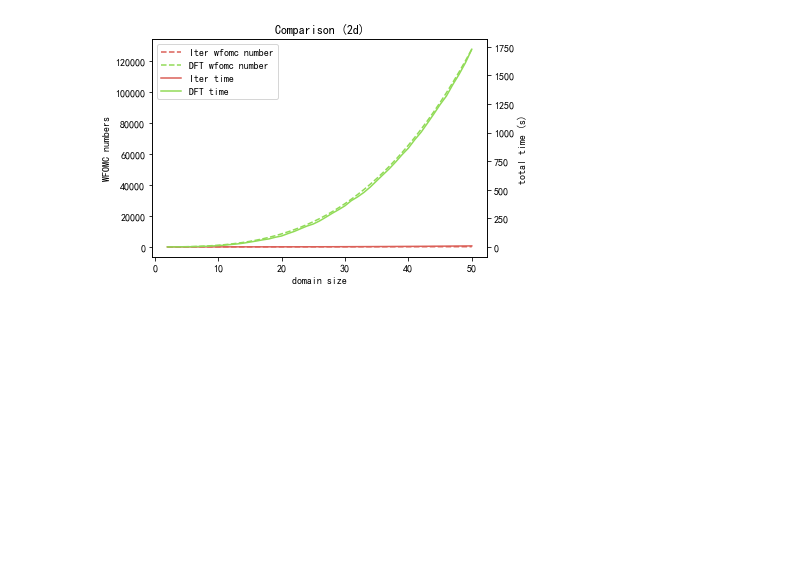
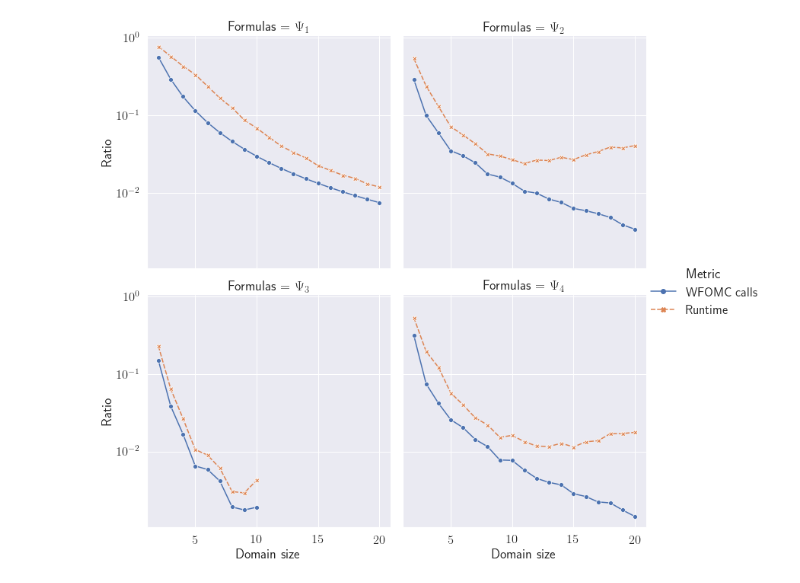
Before and after one commit to lucienwang1009/marginal_polytope, a Jupyter notebook: plot.ipynb, the cells around one changed output. Saved outputs shown, nothing was run; the diff lists cells and outputs as text; code cells hidden in the pictures; blank space fills up the shorter version.

```diff
--- a/plot.ipynb
+++ b/plot.ipynb
@@ -117,4 +110,20 @@ plot('./logs/2d/dft/', '2d', 11)
 # %%
+def parse_file(iter_dirs, dft_dirs, exp_names, max_domain_size):
+    dataset = []
+    for j, (iter_dir, dft_dir) in enumerate(zip(iter_dirs, dft_dirs)):
+        for i in range(2, max_domain_size[j] + 1):
+            iter_log = '{}/{}/log.txt'.format(iter_dir, i)
+            iter_total_time, iter_wfomc_num, _, _, _ = parse_time(iter_log)
+            dft_log = '{}/{}/log.txt'.format(dft_dir, i)
+            dft_total_time, dft_wfomc_num, _, _, _ = parse_time(dft_log)
+            dataset.append([exp_names[j], 'WFOMC calls',
+                            i, iter_wfomc_num, dft_wfomc_num])
+            dataset.append([exp_names[j], 'Runtime',
+                            i, iter_total_time, dft_total_time])
+    dataframe = pd.DataFrame(dataset)
+    return dataframe
+
+
 def plot_comparison(iter_dir, dft_dir, prefix='2d', max_domain_size=50):
     iter_wfomc_num = []
     dft_wfomc_num = []
@@ -151,12 +160,60 @@ def plot_comparison(iter_dir, dft_dir, prefix='2d', max_domain_size=50):
     plt.legend(lines + lines2, labels + labels2, loc=0)
 
     plt.title('Comparison ({})'.format(prefix))
-    plt.show()
 
 
-plot_comparison('./logs/2d/iter/', './logs/2d/dft/', max_domain_size=50)
+# plot_comparison('./logs/ex1/iter/', './logs/ex1/dft/', max_domain_size=50)
+# plot_comparison('./logs/ex2/iter/', './logs/ex2/dft/', max_domain_size=20)
+
+data = parse_file(['logs/ex1/iter/', 'logs/ex2/iter/', 'logs/ex3/iter/', 'logs/ex4/iter/'],
+                  ['logs/ex1/dft/', 'logs/ex2/dft/', 'logs/ex3/dft/', 'logs/ex4/dft/'],
+                  [r'$\Psi_1$', r'$\Psi_2$', r'$\Psi_3$', r'$\Psi_4$'],
+                  max_domain_size=[20, 20, 10, 20])
+data.columns = ['Formulas', 'Metric', 'Domain size', 'Fast', 'DFT']
+data['Ratio'] = data['Fast'] / data['DFT']
-# %% [output]
-[figure, removed]
+# %%
+# g = sns.relplot(x="Domain size", y="Fast", hue="Formulas", style='Metric',
+#             dashes=True, markers=True, kind="line", data=data)
+# g.fig.get_axes()[0].set_yscale('log')
+# g = sns.relplot(x="Domain size", y="DFT", hue="Formulas", style='Metric',
+#             dashes=True, markers=True, kind="line", data=data[data['Metric'] == 'runtime'])
+# g.fig.get_axes()[0].set_yscale('log')
+
+g = sns.relplot(x="Domain size", y="Ratio", hue="Metric", style='Metric',
+            dashes=True, markers=True, kind="line", col='Formulas', col_wrap=2, data=data, legend='brief')
+
+g.fig.get_axes()[0].set_yscale('log')
+leg = g._legend
+# leg.set_bbox_to_anchor([1.1, 0.5])  # coordinates of lower left of bounding box
+fig = plt.gcf()
+# fig.set_size_inches(8, 9)
+fig.savefig('./fast_rmp_comparision.pdf')
+
+# fig, ax1 = plt.subplots()
+# ax2 = ax1.twinx()
+# ax1.set_ylabel('Runtime improvement ratio')
+# ax1.axvline(linestyle='--')
+# ax2.set_ylabel('Oracle calls improvement ratio')
+# ax2.axvline(9)
+
+# iter_wfomc_num, dft_wfomc_num, iter_time, dft_time = \
+#     parse_file('./logs/ex1/iter/', './logs/ex1/dft', max_domain_size=10)
+# improvement_runtime = [math.log(iter_t / dft_t) for iter_t, dft_t in zip(iter_time, dft_time)]
+# improvement_wfomc = [math.log(iter_n / dft_n) for iter_n, dft_n in zip(iter_wfomc_num, dft_wfomc_num)]
+# ax1.plot(improvement_runtime, label=r'$\Psi_2$, runtime', color='r')
+# ax2.plot(improvement_wfomc, label=r'$\Psi_2$, oracle calls', color='r', linestyle='--')
+# iter_wfomc_num, dft_wfomc_num, iter_time, dft_time = \
+#     parse_file('./logs/ex2/iter/', './logs/ex2/dft', max_domain_size=10)
+# improvement_runtime = [math.log(iter_t / dft_t) for iter_t, dft_t in zip(iter_time, dft_time)]
+# improvement_wfomc = [math.log(iter_n / dft_n) for iter_n, dft_n in zip(iter_wfomc_num, dft_wfomc_num)]
+# ax1.plot(improvement_runtime, label=r'$\Psi_3$, runtime', color='b',)
+# ax2.plot(improvement_wfomc, label=r'$\Psi_3$, oracle calls', color='b', linestyle='--')
+
+# lines, labels = ax1.get_legend_handles_labels()
+# lines2, labels2 = ax2.get_legend_handles_labels()
+# plt.legend(lines + lines2, labels + labels2, loc=0)
+# %% [output]
+[figure, added]
 # %%
 import pickle
 
```
Also changed, not shown: parts of 16 cells of this notebook, 42 other files.
